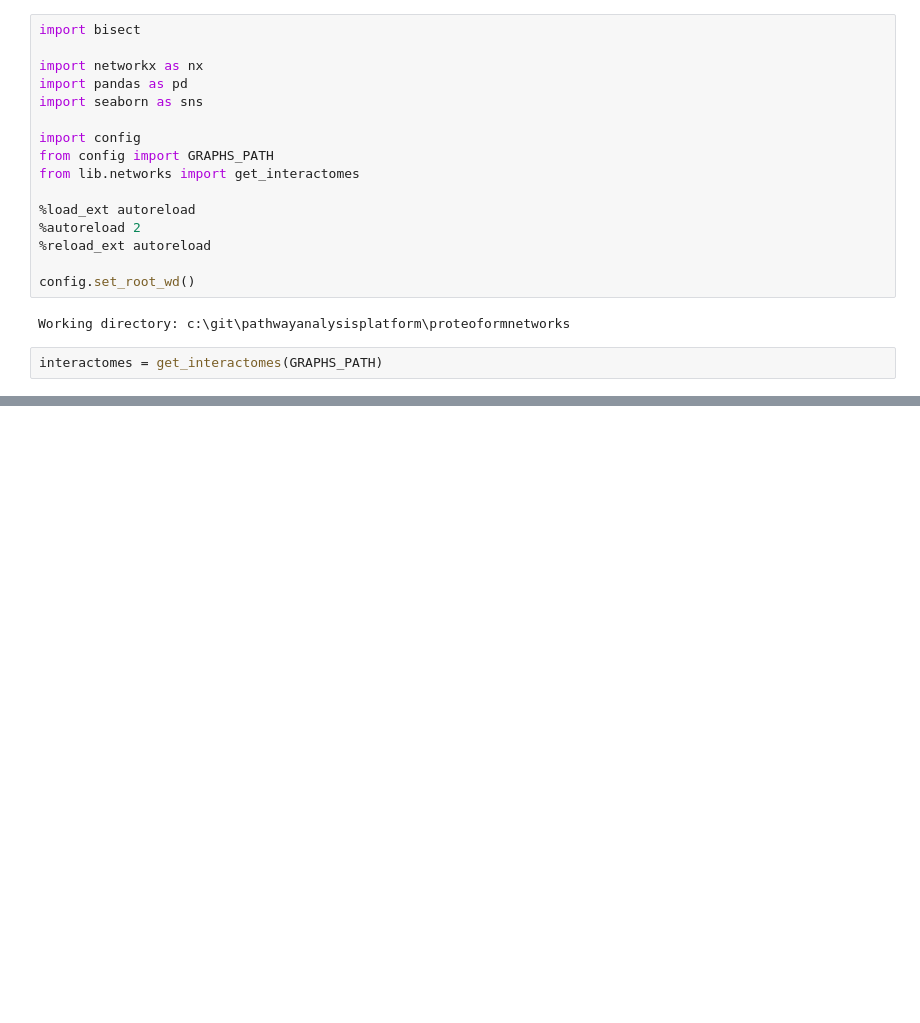
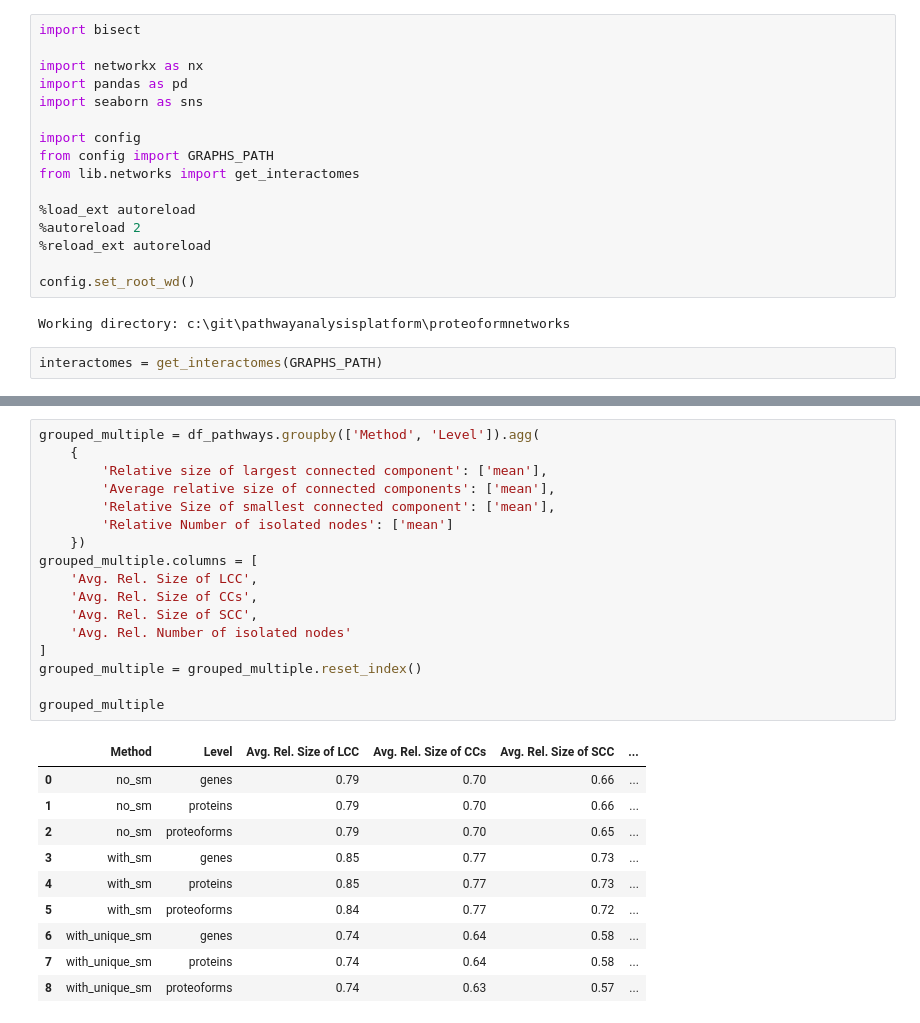
Before and after one commit to PathwayAnalysisPlatform/ProteoformNetworks, a Jupyter notebook: src/Python/analysis_3_connectedness.ipynb, the cells around one changed output, grey strips where cells are left out. Saved outputs shown, nothing was run; the diff lists cells and outputs as text; blank space fills up the shorter version.

```diff
--- a/src/Python/analysis_3_connectedness.ipynb
+++ b/src/Python/analysis_3_connectedness.ipynb
@@ -166,0 +182,28 @@ Name: stId, dtype: object
+# %%
+grouped_multiple = df_pathways.groupby(['Method', 'Level']).agg(
+    {
+        'Relative size of largest connected component': ['mean'],
+        'Average relative size of connected components': ['mean'],
+        'Relative Size of smallest connected component': ['mean'],
+        'Relative Number of isolated nodes': ['mean']
+    })
+grouped_multiple.columns = [
+    'Avg. Rel. Size of LCC',
+    'Avg. Rel. Size of CCs',
+    'Avg. Rel. Size of SCC',
+    'Avg. Rel. Number of isolated nodes'
+]
+grouped_multiple = grouped_multiple.reset_index()
+
+grouped_multiple
+# %% [output]
+|  | Method | Level | Avg. Rel. Size of LCC | Avg. Rel. Size of CCs | Avg. Rel. Size of SCC | ... |
+| 0 | no_sm | genes | 0.79 | 0.70 | 0.66 | ... |
+| 1 | no_sm | proteins | 0.79 | 0.70 | 0.66 | ... |
+| 2 | no_sm | proteoforms | 0.79 | 0.70 | 0.65 | ... |
+| 3 | with_sm | genes | 0.85 | 0.77 | 0.73 | ... |
+| 4 | with_sm | proteins | 0.85 | 0.77 | 0.73 | ... |
+| 5 | with_sm | proteoforms | 0.84 | 0.77 | 0.72 | ... |
+| 6 | with_unique_sm | genes | 0.74 | 0.64 | 0.58 | ... |
+| 7 | with_unique_sm | proteins | 0.74 | 0.64 | 0.58 | ... |
+| 8 | with_unique_sm | proteoforms | 0.74 | 0.63 | 0.57 | ... |
```
Also changed, not shown: parts of 5 cells of this notebook.
